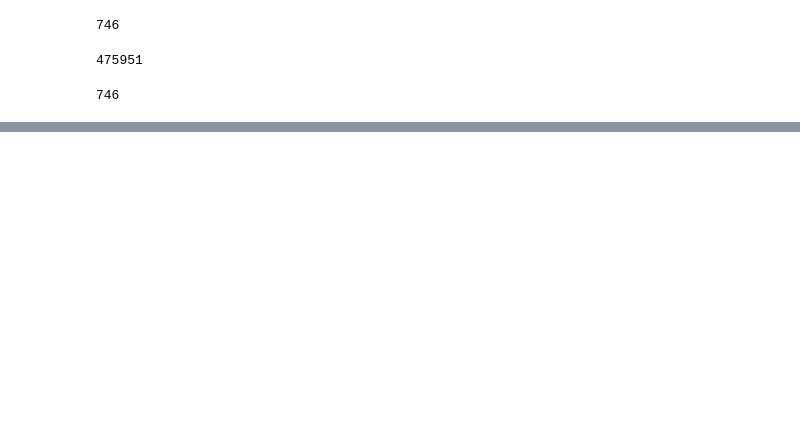
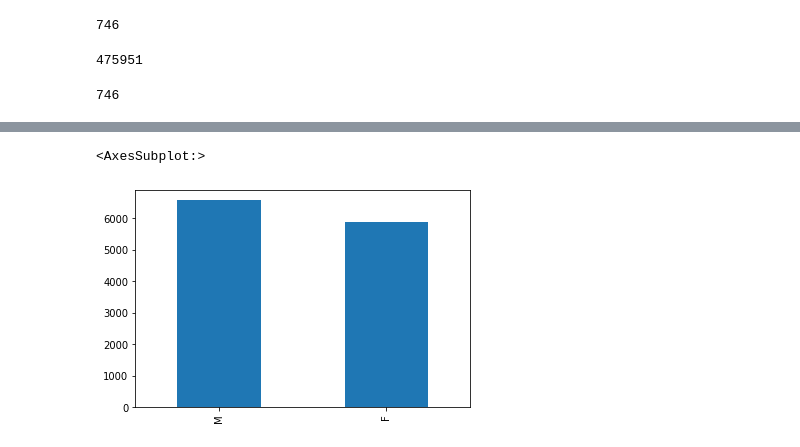
Before and after one commit to Bl3f/amse2021, a Jupyter notebook: Groupe-A/Day 3 - Pandas - 2021-03-19.ipynb, the cells around one changed output, grey strips where cells are left out. Saved outputs shown, nothing was run; the diff lists cells and outputs as text; code cells hidden in the pictures; blank space fills up the shorter version.

```diff
--- a/Groupe-A/Day 3 - Pandas - 2021-03-19.ipynb
+++ b/Groupe-A/Day 3 - Pandas - 2021-03-19.ipynb
@@ -667,0 +753,5 @@ groups[groups == 2].count()
+# %%
+df["genre"].value_counts().plot(kind="bar")
+# %% [output]
+<AxesSubplot:>
+[figure, added]
```
Also changed, not shown: parts of 32 cells of this notebook, 2 other files.
